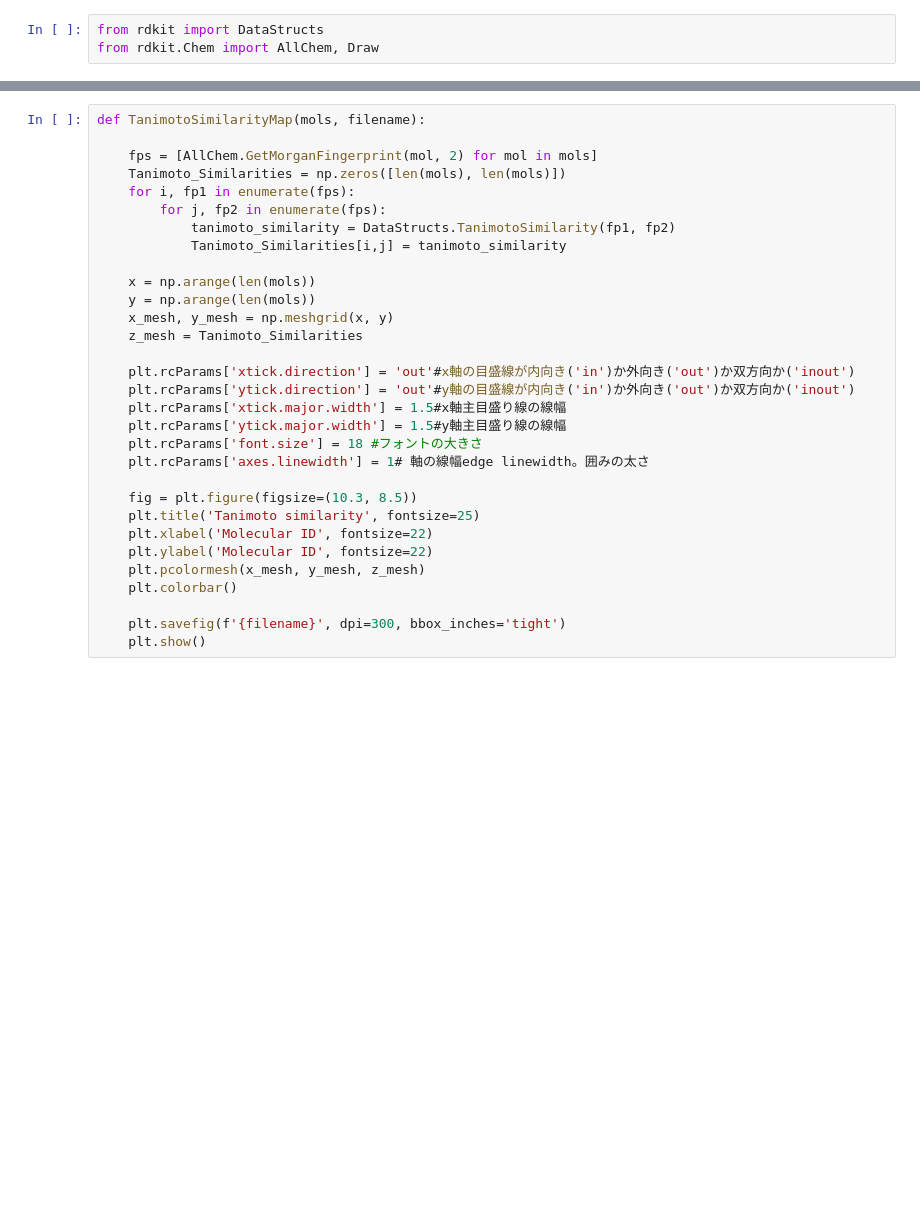
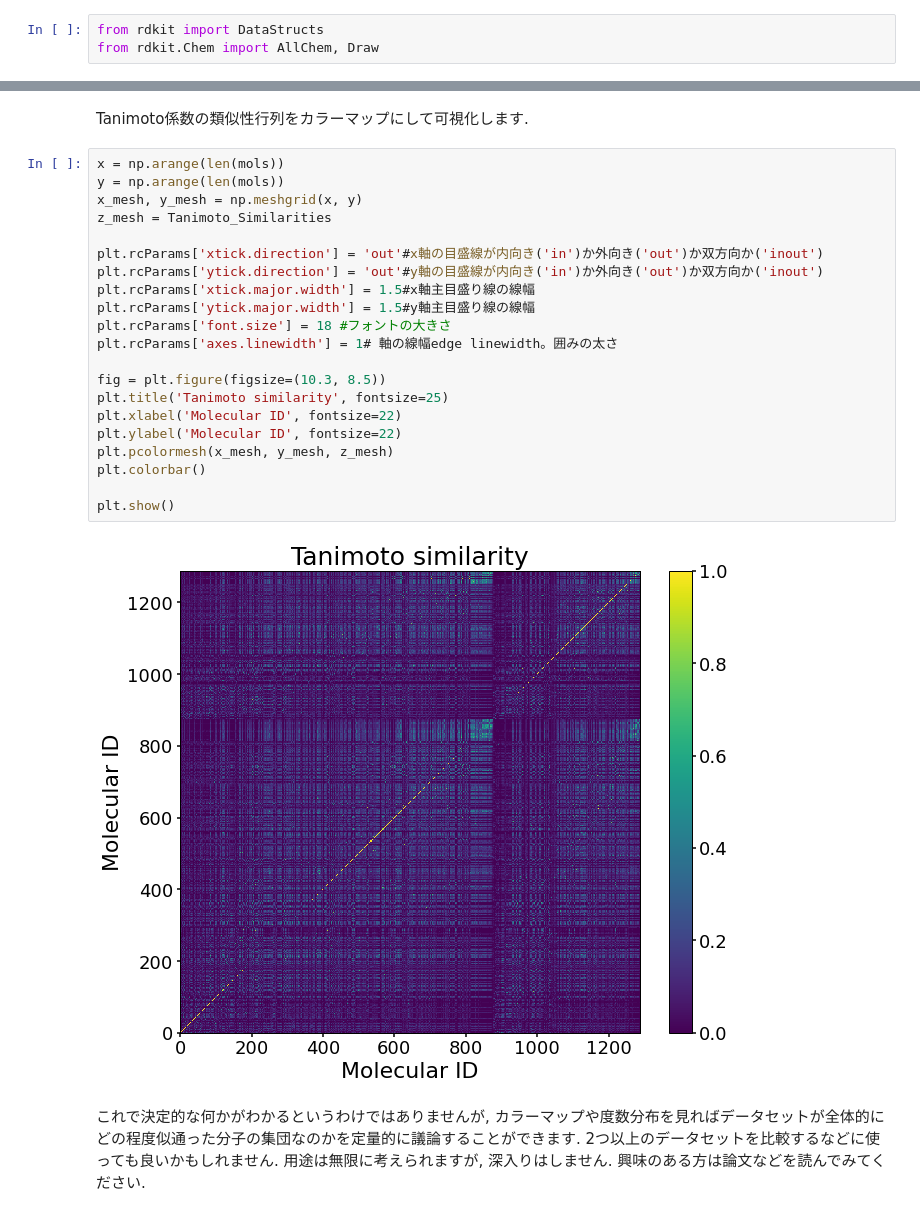
Before and after one commit to TeddyGlass/tutorials, a Jupyter notebook: notebook/chapter4.ipynb, the cells around one changed output, grey strips where cells are left out. Saved outputs shown, nothing was run; the diff lists cells and outputs as text; blank space fills up the shorter version.

```diff
--- a/notebook/chapter4.ipynb
+++ b/notebook/chapter4.ipynb
@@ -140,31 +163,27 @@ TypeError: 'UIntSparseIntVect' object is not callable
+# %% [markdown]
+Tanimoto係数の類似性行列をカラーマップにして可視化します.
 # %%
-def TanimotoSimilarityMap(mols, filename):
+x = np.arange(len(mols))
+y = np.arange(len(mols))
+x_mesh, y_mesh = np.meshgrid(x, y)
+z_mesh = Tanimoto_Similarities
 
-    fps = [AllChem.GetMorganFingerprint(mol, 2) for mol in mols]
-    Tanimoto_Similarities = np.zeros([len(mols), len(mols)])
-    for i, fp1 in enumerate(fps):
-        for j, fp2 in enumerate(fps):
-            tanimoto_similarity = DataStructs.TanimotoSimilarity(fp1, fp2)
-            Tanimoto_Similarities[i,j] = tanimoto_similarity
+plt.rcParams['xtick.direction'] = 'out'#x軸の目盛線が内向き('in')か外向き('out')か双方向か('inout')
+plt.rcParams['ytick.direction'] = 'out'#y軸の目盛線が内向き('in')か外向き('out')か双方向か('inout')
+plt.rcParams['xtick.major.width'] = 1.5#x軸主目盛り線の線幅
+plt.rcParams['ytick.major.width'] = 1.5#y軸主目盛り線の線幅
+plt.rcParams['font.size'] = 18 #フォントの大きさ
+plt.rcParams['axes.linewidth'] = 1# 軸の線幅edge linewidth。囲みの太さ
 
-    x = np.arange(len(mols))
-    y = np.arange(len(mols))
-    x_mesh, y_mesh = np.meshgrid(x, y)
-    z_mesh = Tanimoto_Similarities
+fig = plt.figure(figsize=(10.3, 8.5))
+plt.title('Tanimoto similarity', fontsize=25)
+plt.xlabel('Molecular ID', fontsize=22)
+plt.ylabel('Molecular ID', fontsize=22)
+plt.pcolormesh(x_mesh, y_mesh, z_mesh)
+plt.colorbar()
 
-    plt.rcParams['xtick.direction'] = 'out'#x軸の目盛線が内向き('in')か外向き('out')か双方向か('inout')
-    plt.rcParams['ytick.direction'] = 'out'#y軸の目盛線が内向き('in')か外向き('out')か双方向か('inout')
-    plt.rcParams['xtick.major.width'] = 1.5#x軸主目盛り線の線幅
-    plt.rcParams['ytick.major.width'] = 1.5#y軸主目盛り線の線幅
-    plt.rcParams['font.size'] = 18 #フォントの大きさ
-    plt.rcParams['axes.linewidth'] = 1# 軸の線幅edge linewidth。囲みの太さ
-
-    fig = plt.figure(figsize=(10.3, 8.5))
-    plt.title('Tanimoto similarity', fontsize=25)
-    plt.xlabel('Molecular ID', fontsize=22)
-    plt.ylabel('Molecular ID', fontsize=22)
-    plt.pcolormesh(x_mesh, y_mesh, z_mesh)
-    plt.colorbar()
-
-    plt.savefig(f'{filename}', dpi=300, bbox_inches='tight')
-    plt.show()
+plt.show()
+# %% [output]
+[figure, added]
+# %% [markdown]
+これで決定的な何かがわかるというわけではありませんが, カラーマップや度数分布を見ればデータセットが全体的にどの程度似通った分子の集団なのかを定量的に議論することができます. 2つ以上のデータセットを比較するなどに使っても良いかもしれません. 用途は無限に考えられますが, 深入りはしません. 興味のある方は論文などを読んでみてください.
```
Also changed, not shown: parts of 7 cells of this notebook.
